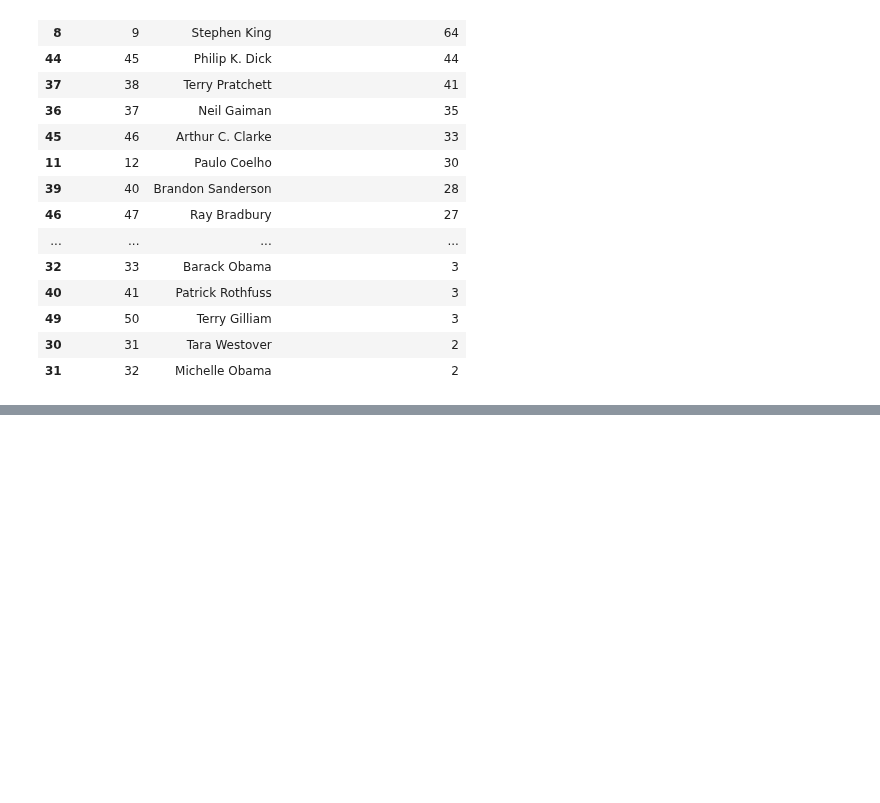
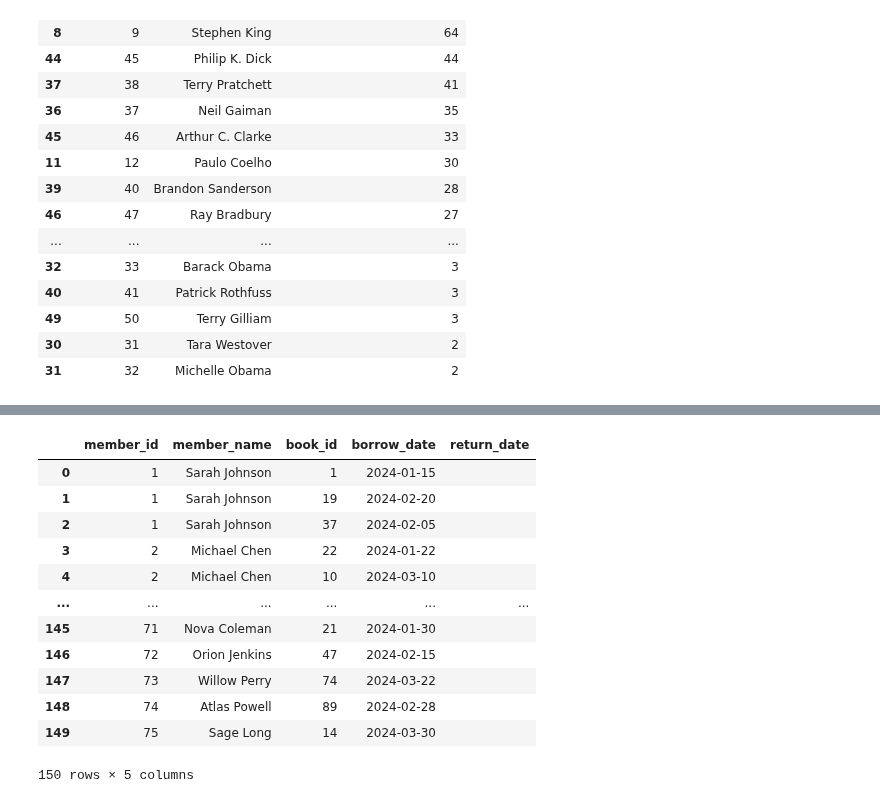
Before and after one commit to DuoDduo/AI-fellowship-module-2, a Jupyter notebook: Tasks/Task20/python_script/task20.ipynb, the cells around one changed output, grey strips where cells are left out. Cells and saved outputs as stored; diff of their text form; code cells hidden in the pictures; blank space fills up the shorter version.

```diff
--- a/Tasks/Task20/python_script/task20.ipynb
+++ b/Tasks/Task20/python_script/task20.ipynb
@@ -275,0 +342,18 @@ no_of_books_sorted
+# %%
+# Show all currently borrowed books (books with no return date) along with the member's name and borrow dat
+no_of_borrowed_books = currently_borrowed[["member_id","member_name","book_id","borrow_date","return_date"]]
+no_of_borrowed_books
+# %% [output]
+|  | member_id | member_name | book_id | borrow_date | return_date |
+| 0 | 1 | Sarah Johnson | 1 | 2024-01-15 |  |
+| 1 | 1 | Sarah Johnson | 19 | 2024-02-20 |  |
+| 2 | 1 | Sarah Johnson | 37 | 2024-02-05 |  |
+| 3 | 2 | Michael Chen | 22 | 2024-01-22 |  |
+| 4 | 2 | Michael Chen | 10 | 2024-03-10 |  |
+| ... | ... | ... | ... | ... | ... |
+| 145 | 71 | Nova Coleman | 21 | 2024-01-30 |  |
+| 146 | 72 | Orion Jenkins | 47 | 2024-02-15 |  |
+| 147 | 73 | Willow Perry | 74 | 2024-03-22 |  |
+| 148 | 74 | Atlas Powell | 89 | 2024-02-28 |  |
+| 149 | 75 | Sage Long | 14 | 2024-03-30 |  |
+150 rows × 5 columns
```
Also changed, not shown: parts of 14 cells of this notebook, 4 other files.
